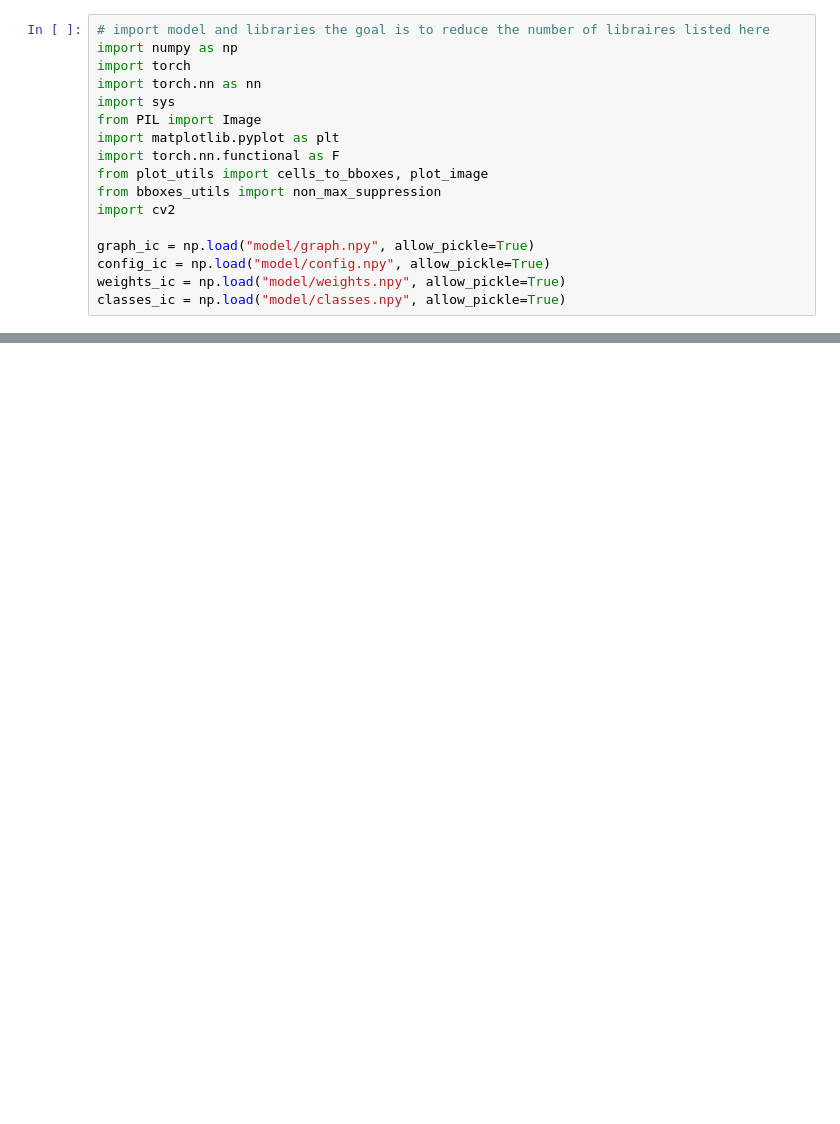
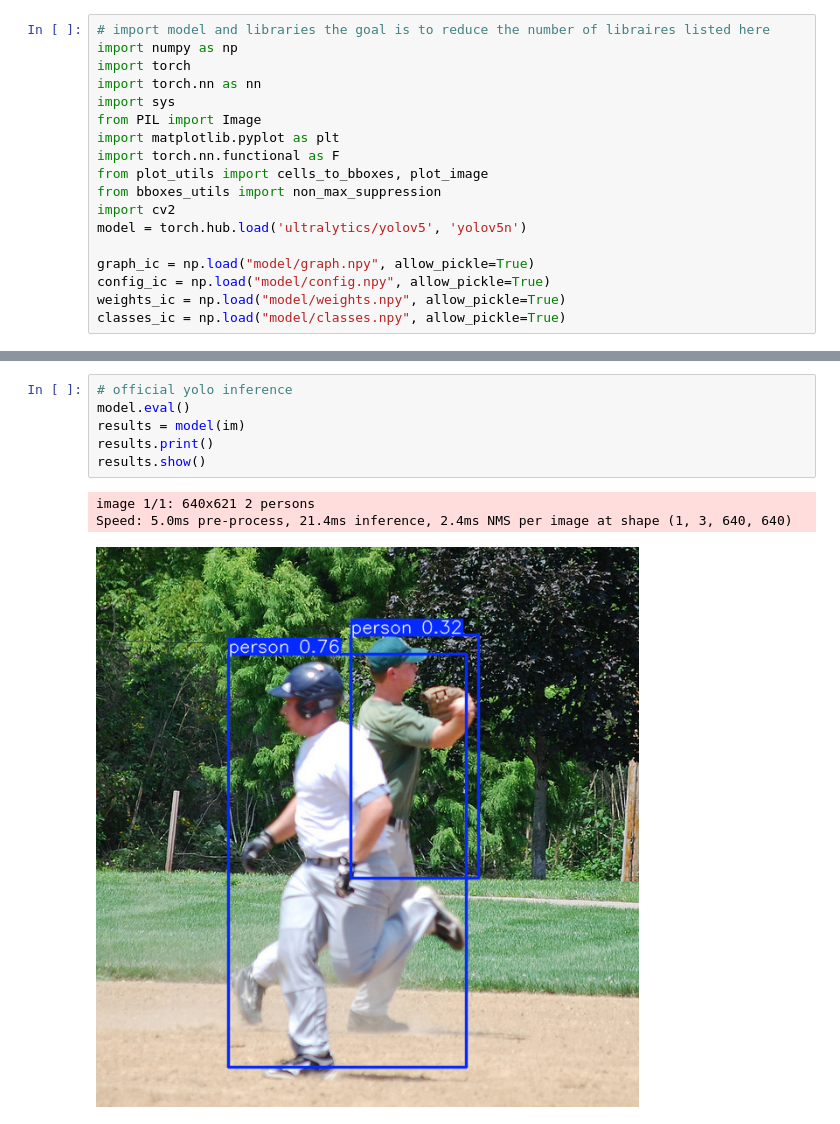
Before and after one commit to SathsaraGeeth/yolo-inference-from-scratch, a Jupyter notebook: inference_python.ipynb, the cells around one changed output, grey strips where cells are left out. Cells and saved outputs as stored; diff of their text form; blank space fills up the shorter version.

```diff
--- a/inference_python.ipynb
+++ b/inference_python.ipynb
@@ -10,6 +10,7 @@ import torch.nn.functional as F
 from plot_utils import cells_to_bboxes, plot_image
 from bboxes_utils import non_max_suppression
 import cv2
+model = torch.hub.load('ultralytics/yolov5', 'yolov5n')
 
 graph_ic = np.load("model/graph.npy", allow_pickle=True)
 config_ic = np.load("model/config.npy", allow_pickle=True)
@@ -153,0 +317,10 @@ Execution time: 0.10161471366882324 seconds
+# %%
+# official yolo inference
+model.eval()
+results = model(im)
+results.print()
+results.show()
+# %% [output]
+image 1/1: 640x621 2 persons
+Speed: 5.0ms pre-process, 21.4ms inference, 2.4ms NMS per image at shape (1, 3, 640, 640)
+[figure, added]
```
Also changed, not shown: parts of 7 cells of this notebook.
